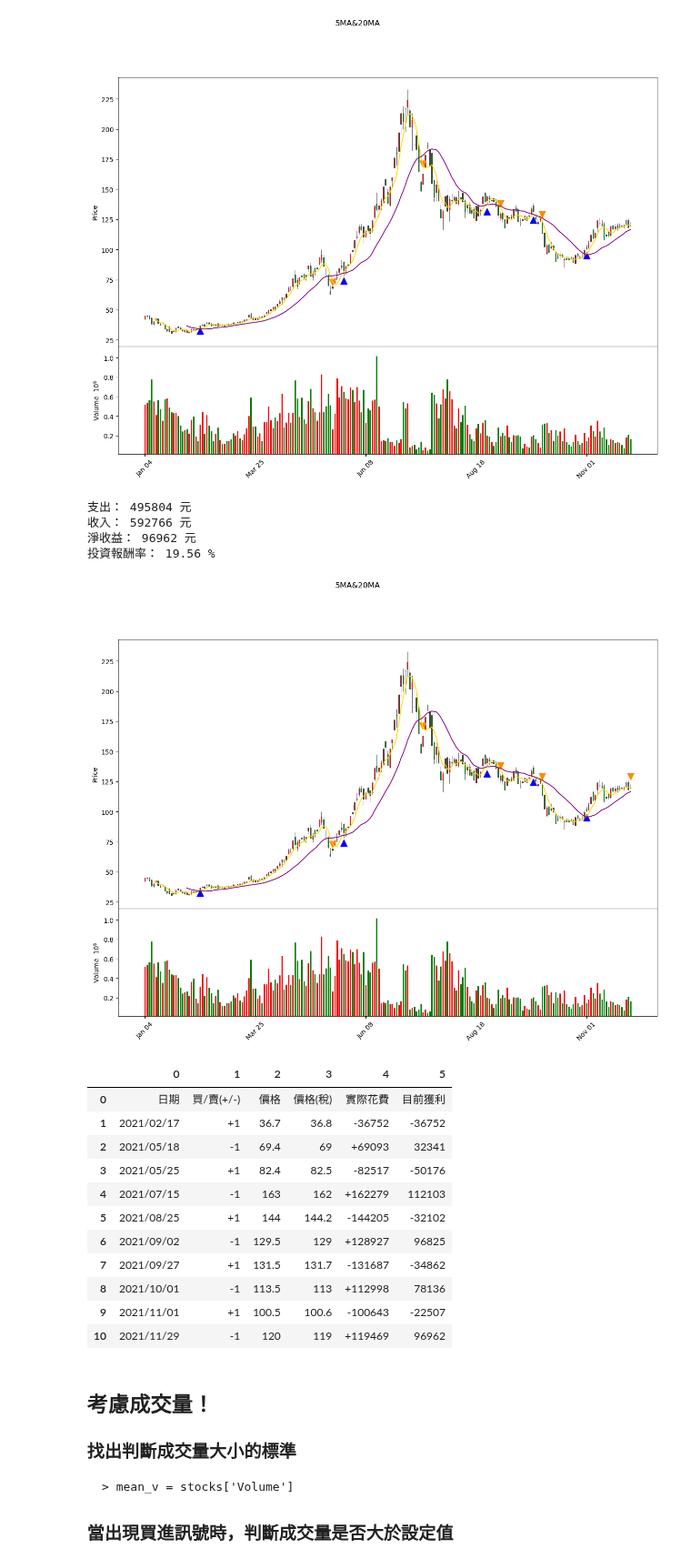
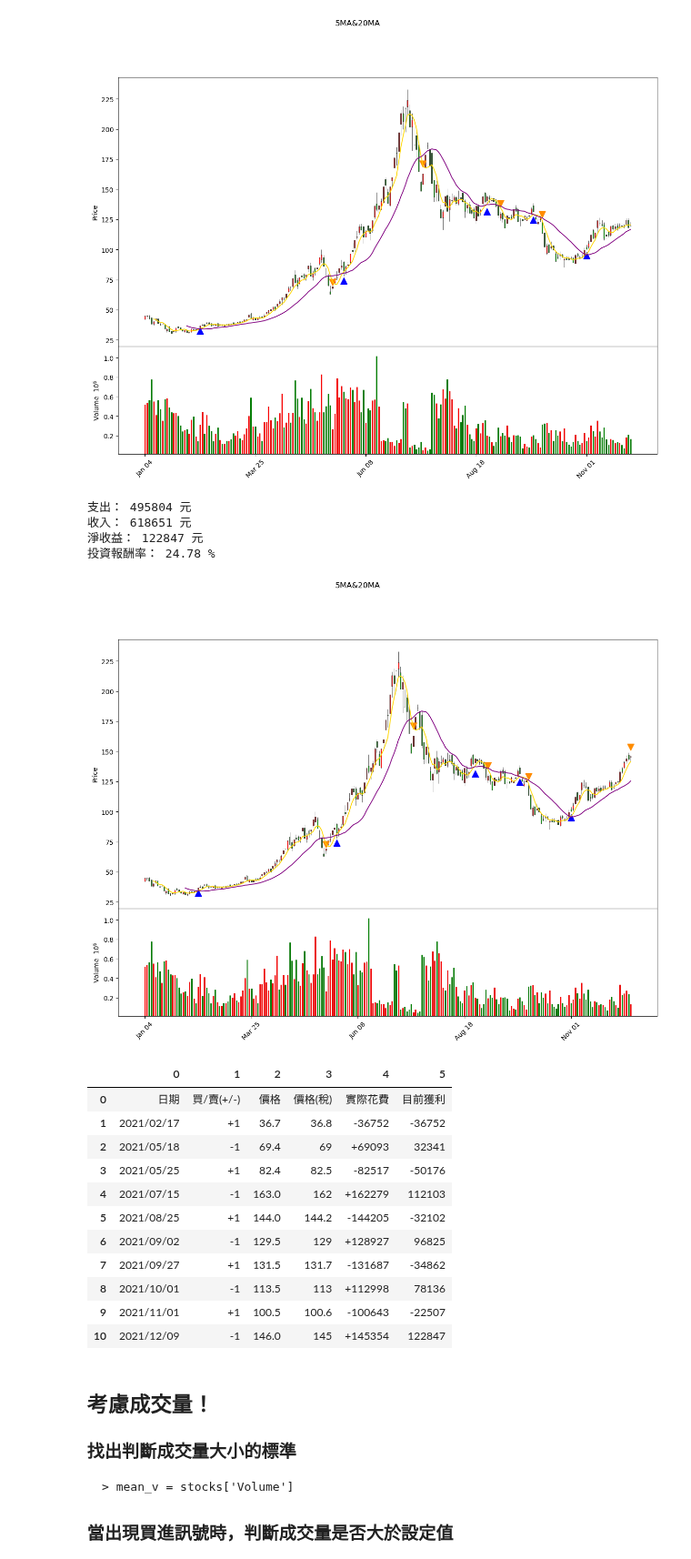
Before and after one commit to oscar50513/stock_project, a Jupyter notebook: technical_analysis/Week_1_MA/Moving_average_programming.ipynb, the cells around one changed output. Shown at 91% size. Drawn from its saved outputs; the diff is of its cells as text; code cells hidden in the pictures.

```diff
--- a/technical_analysis/Week_1_MA/Moving_average_programming.ipynb
+++ b/technical_analysis/Week_1_MA/Moving_average_programming.ipynb
@@ -156,7 +156,7 @@ import pandas as pd
 import mplfinance as mpf
 from datetime import datetime
 
-stocks = pd.read_csv('2603.csv')
+stocks = pd.read_csv('2603_1.csv')
 #修改時間格式:
 stocks.index = pd.DatetimeIndex(stocks["Date"])
 
@@ -236,49 +236,50 @@ for i in range(1, len(detail)):
     elif(float(detail[i][4]) > 0):
         income += int(detail[i][4])
 
 #支出、收入、淨收益、投資報酬率
 print("支出：", cost, "元")
 print("收入：", income, "元")
 print("淨收益：", income - cost, "元")
 print("投資報酬率：", round(100 * (income - cost) / cost, 2), "%")
 
 
 #點狀圖 type = 'scatter'，markersize可以更改 marker大小
 
 mc = mpf.make_marketcolors(up = 'r', down = 'g', volume = 'inherit') # volume='inherit', edge='inherit'
 cs = mpf.make_mpf_style(marketcolors = mc)
 kwargs = dict(type = 'candle', figscale = 2, style = cs, volume=True,\
              scale_width_adjustment = dict(volume = 0.5)) # volume=True
 
 addplots = [
             mpf.make_addplot(points_buy, type = 'scatter', color = 'blue', marker = '^', markersize = 100),
             mpf.make_addplot(points_sell, type = 'scatter', color = 'darkorange', marker = 'v', markersize = 100),
             mpf.make_addplot(MA_5, color = 'gold'),
             mpf.make_addplot(MA_20, color = 'purple')
            ]
 
 mpf.plot(stocks, **kwargs, addplot = addplots,title='5MA&20MA')
 
 detail = pd.DataFrame(detail)
 detail
+#19.56 %
 # %% [output]
 支出： 495804 元
-收入： 592766 元
-淨收益： 96962 元
-投資報酬率： 19.56 %
+收入： 618651 元
+淨收益： 122847 元
+投資報酬率： 24.78 %
-[figure, old version]
+[figure, new version]
 |  | 0 | 1 | 2 | 3 | 4 | 5 |
 | 0 | 日期 | 買/賣(+/-) | 價格 | 價格(稅) | 實際花費 | 目前獲利 |
 | 1 | 2021/02/17 | +1 | 36.7 | 36.8 | -36752 | -36752 |
 | 2 | 2021/05/18 | -1 | 69.4 | 69 | +69093 | 32341 |
 | 3 | 2021/05/25 | +1 | 82.4 | 82.5 | -82517 | -50176 |
-| 4 | 2021/07/15 | -1 | 163 | 162 | +162279 | 112103 |
-| 5 | 2021/08/25 | +1 | 144 | 144.2 | -144205 | -32102 |
+| 4 | 2021/07/15 | -1 | 163.0 | 162 | +162279 | 112103 |
+| 5 | 2021/08/25 | +1 | 144.0 | 144.2 | -144205 | -32102 |
 | 6 | 2021/09/02 | -1 | 129.5 | 129 | +128927 | 96825 |
 | 7 | 2021/09/27 | +1 | 131.5 | 131.7 | -131687 | -34862 |
 | 8 | 2021/10/01 | -1 | 113.5 | 113 | +112998 | 78136 |
 | 9 | 2021/11/01 | +1 | 100.5 | 100.6 | -100643 | -22507 |
-| 10 | 2021/11/29 | -1 | 120 | 119 | +119469 | 96962 |
+| 10 | 2021/12/09 | -1 | 146.0 | 145 | +145354 | 122847 |
 # %% [markdown]
 ## 考慮成交量！
 
```
Also changed, not shown: 3 other files.
